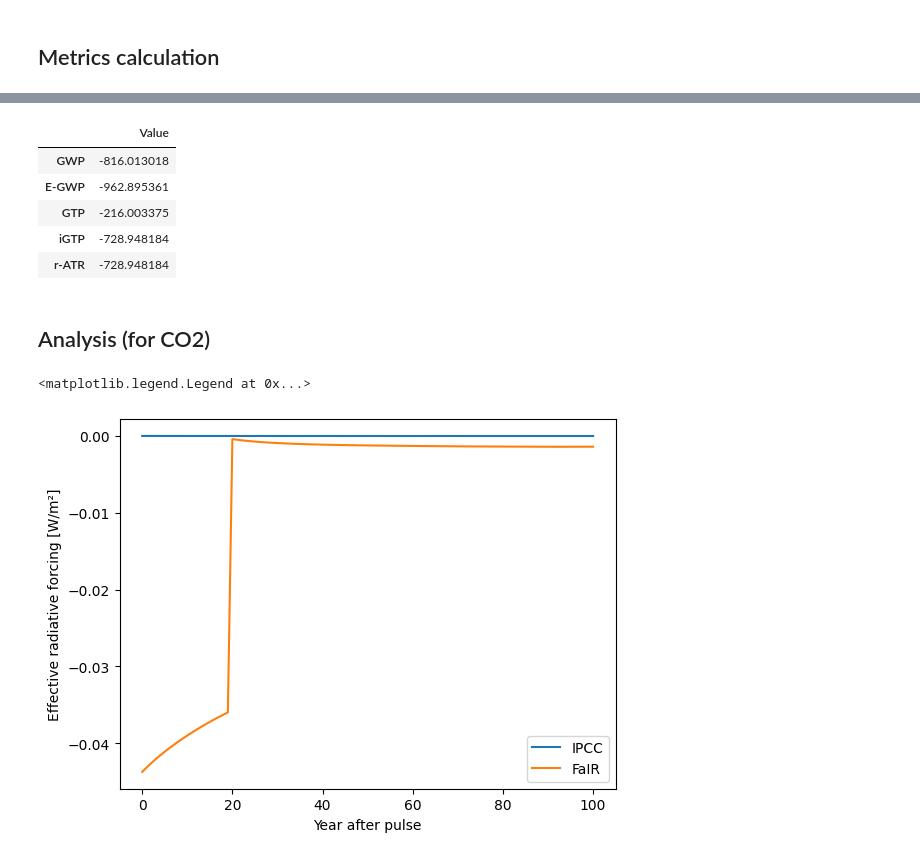
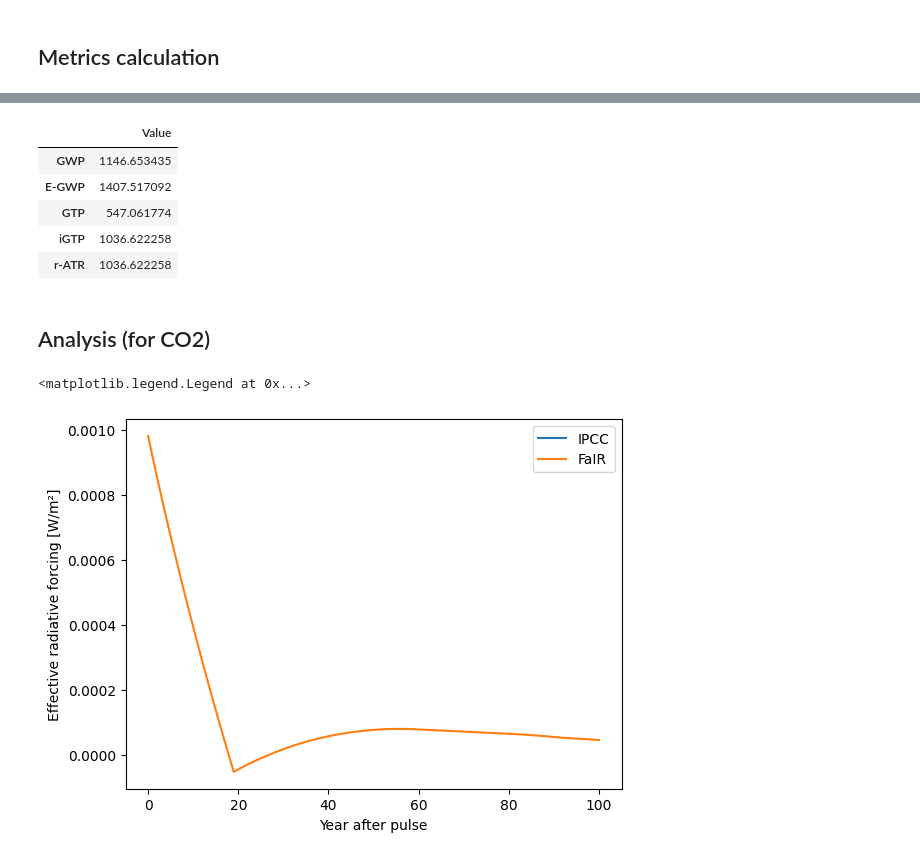
Before and after one commit to AeroMAPS/AeroCM, a Jupyter notebook: metrics_basic.ipynb, the cells around one changed output, grey strips where cells are left out. Saved outputs shown, nothing was run; the diff lists cells and outputs as text; code cells hidden in the pictures.

```diff
--- a/metrics_basic.ipynb
+++ b/metrics_basic.ipynb
@@ -12,13 +8,13 @@ from climate_models.fair_emulator import BackgroundSpeciesQuantities, FaIRClimat
 # %% [markdown]
 ## Parameters
 # %%
-studied_species = "Aviation NOx CH4 decrease"
+studied_species = "Aviation NOx"
 co2_method = 'IPCC' # IPCC or FaIR
 start_year = 1765
 t0 = 2020
 time_horizon = 100
 end_year = t0 + time_horizon
-unit_value = 1e10 # [kg] or [km] for contrails
+unit_value = 1e8 # [kg] or [km] for contrails
 
 # Default values recommended for unit value
 ## CO2: 1e10 kg, i.e. 10 Mt
@@ -35,19 +31,19 @@ elif studied_species == "Aviation contrails":
     sensitivity_erf = 9.36e-13
     ratio_erf_rf = 0.42
 elif studied_species == "Aviation NOx":
-    sensitivity_erf = [34.4e-12 / (14/46), -9.3e-12 / (14/46), -18.7e-12 / (14/46), -2.8e-12 / (14/46)]
+    sensitivity_erf = [34.4e-12 * (14/46), -9.3e-12 * (14/46), -18.7e-12 * (14/46), -2.8e-12 * (14/46)]
     ratio_erf_rf = [1.37, 1.18, 1.18, 1.18]
 elif studied_species == "Aviation NOx ST O3 increase":
-    sensitivity_erf = 34.4e-12 / (14/46)
+    sensitivity_erf = 34.4e-12 * (14/46)
     ratio_erf_rf = 1.37
 elif studied_species == "Aviation NOx LT O3 decrease":
-    sensitivity_erf = -9.3e-12 / (14/46)
+    sensitivity_erf = -9.3e-12 * (14/46)
     ratio_erf_rf = 1.18
 elif studied_species == "Aviation NOx CH4 decrease":
-    sensitivity_erf = -18.7e-12 / (14/46)
+    sensitivity_erf = -18.7e-12 * (14/46)
     ratio_erf_rf = 1.18
 elif studied_species == "Aviation NOx SWV decrease":
-    sensitivity_erf = -2.8e-12 / (14/46)
+    sensitivity_erf = -2.8e-12 * (14/46)
     ratio_erf_rf = 1.18
 elif studied_species == "Aviation H2O":
     sensitivity_erf = 0.0052e-12
@@ -58,10 +54,13 @@ elif studied_species == "Aviation soot":
 elif studied_species == "Aviation sulfur":
     sensitivity_erf = -19.9e-12 # Not used
     ratio_erf_rf = 1
+
+sensitivity_erf_co2 = 0 # Not used
+ratio_erf_rf_co2 = 1
 # %% [markdown]
 ## Metrics calculation
 # %%
 background_species_quantities = BackgroundSpeciesQuantities(start_year, end_year, rcp='RCP45')
-emission_profile = EmissionProfile(start_year,t0,time_horizon, 'pulse', unit_value)
+emission_profile = EmissionProfile(start_year,t0,time_horizon, 'step', unit_value)
 # %%
 radiative_forcing, effective_radiative_forcing, temperature = FaIRClimateModel(start_year, end_year, background_species_quantities, emission_profile, studied_species, sensitivity_erf, ratio_erf_rf)
@@ -69,7 +86,7 @@ radiative_forcing, effective_radiative_forcing, temperature = FaIRClimateModel(s
 if co2_method == 'IPCC':
     radiative_forcing_co2, agwp_co2, aegwp_co2, temperature_co2, agtp_co2, iagtp_co2, atr_co2 = AbsoluteMetricsPulseDefaultCO2(time_horizon, unit_value)
 elif co2_method == 'FaIR':
-    radiative_forcing_co2, effective_radiative_forcing_co2, temperature_co2 = FaIRClimateModel(start_year, end_year, background_species_quantities, emission_profile, "Aviation CO2", sensitivity_erf, ratio_erf_rf)
+    radiative_forcing_co2, effective_radiative_forcing_co2, temperature_co2 = FaIRClimateModel(start_year, end_year, background_species_quantities, emission_profile, "Aviation CO2", sensitivity_erf_co2, ratio_erf_rf_co2)
     agwp_co2, aegwp_co2, agtp_co2, iagtp_co2, atr_co2 = AbsoluteMetrics(radiative_forcing_co2, effective_radiative_forcing_co2, temperature_co2, time_horizon)
 agwp, aegwp, agtp, iagtp, atr = AbsoluteMetrics(radiative_forcing, effective_radiative_forcing, temperature, time_horizon)
 gwp, egwp, gtp, igtp, ratr = RelativeMetrics(agwp_co2, aegwp_co2, agtp_co2, iagtp_co2, atr_co2, agwp, aegwp, agtp, iagtp, atr)
@@ -79,22 +96,22 @@ df = pd.DataFrame([gwp, egwp, gtp, igtp, ratr], columns=["Value"], index=index_n
 df
 # %% [output]
 |  | Value |
-| GWP | -816.013018 |
-| E-GWP | -962.895361 |
-| GTP | -216.003375 |
-| iGTP | -728.948184 |
-| r-ATR | -728.948184 |
+| GWP | 1146.653435 |
+| E-GWP | 1407.517092 |
+| GTP | 547.061774 |
+| iGTP | 1036.622258 |
+| r-ATR | 1036.622258 |
 # %% [markdown]
 ## Analysis (for CO2)
 # %%
-plt.plot(radiative_forcing_co2, label='IPCC')
+plt.plot(radiative_forcing_co2[t0-start_year:end_year], label='IPCC')
 plt.plot(effective_radiative_forcing[t0-start_year:end_year], label='FaIR')
 plt.xlabel('Year after pulse')
 plt.ylabel('Effective radiative forcing [W/m²]')
 plt.legend()
 # %% [output]
 <matplotlib.legend.Legend at 0x...>
-[figure, old version]
+[figure, new version]
 # %%
 plt.plot(temperature_co2, label='IPCC')
 plt.plot(temperature[t0-start_year:end_year], label='FaIR')
```
Also changed, not shown: parts of 7 cells of this notebook, 3 other files.
